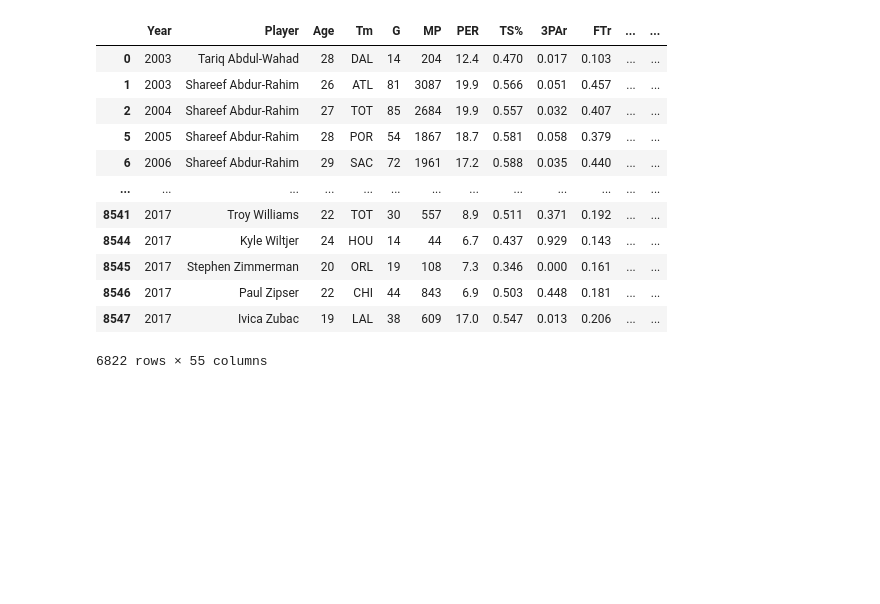
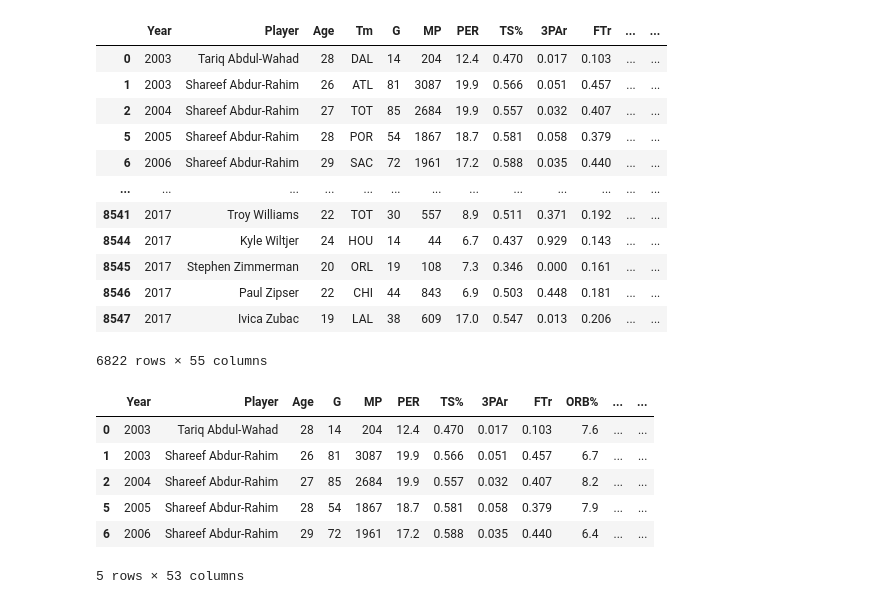
Before and after one commit to joshb738/NBA_Player_Analysis, a Jupyter notebook: ETL/Cleaning_ETL.ipynb, the cells around one changed output. Saved outputs shown, nothing was run; the diff lists cells and outputs as text; code cells hidden in the pictures; blank space fills up the shorter version.

```diff
--- a/ETL/Cleaning_ETL.ipynb
+++ b/ETL/Cleaning_ETL.ipynb
@@ -184,3 +101,14 @@ b_df
 | 8546 | 2017 | Paul Zipser | 22 | CHI | 44 | 843 | 6.9 | 0.503 | 0.448 | 0.181 | ... | ... |
 | 8547 | 2017 | Ivica Zubac | 19 | LAL | 38 | 609 | 17.0 | 0.547 | 0.013 | 0.206 | ... | ... |
 6822 rows × 55 columns
+# %%
+b_df = b_df.drop(columns = ['Tm', 'year_born'])
+b_df.head()
+# %% [output]
+|  | Year | Player | Age | G | MP | PER | TS% | 3PAr | FTr | ORB% | ... | ... |
+| 0 | 2003 | Tariq Abdul-Wahad | 28 | 14 | 204 | 12.4 | 0.470 | 0.017 | 0.103 | 7.6 | ... | ... |
+| 1 | 2003 | Shareef Abdur-Rahim | 26 | 81 | 3087 | 19.9 | 0.566 | 0.051 | 0.457 | 6.7 | ... | ... |
+| 2 | 2004 | Shareef Abdur-Rahim | 27 | 85 | 2684 | 19.9 | 0.557 | 0.032 | 0.407 | 8.2 | ... | ... |
+| 5 | 2005 | Shareef Abdur-Rahim | 28 | 54 | 1867 | 18.7 | 0.581 | 0.058 | 0.379 | 7.9 | ... | ... |
+| 6 | 2006 | Shareef Abdur-Rahim | 29 | 72 | 1961 | 17.2 | 0.588 | 0.035 | 0.440 | 6.4 | ... | ... |
+5 rows × 53 columns
```
Also changed, not shown: parts of 8 cells of this notebook, 1 other file.
